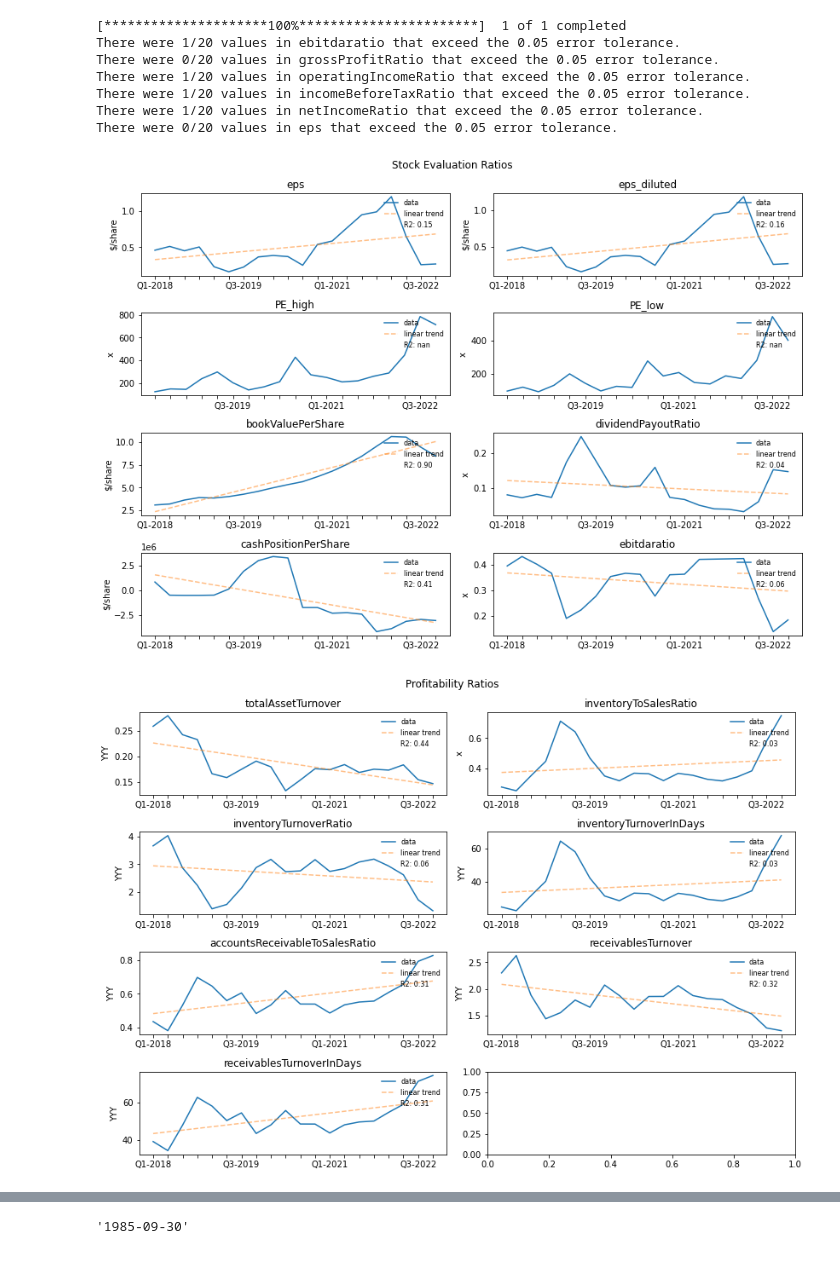
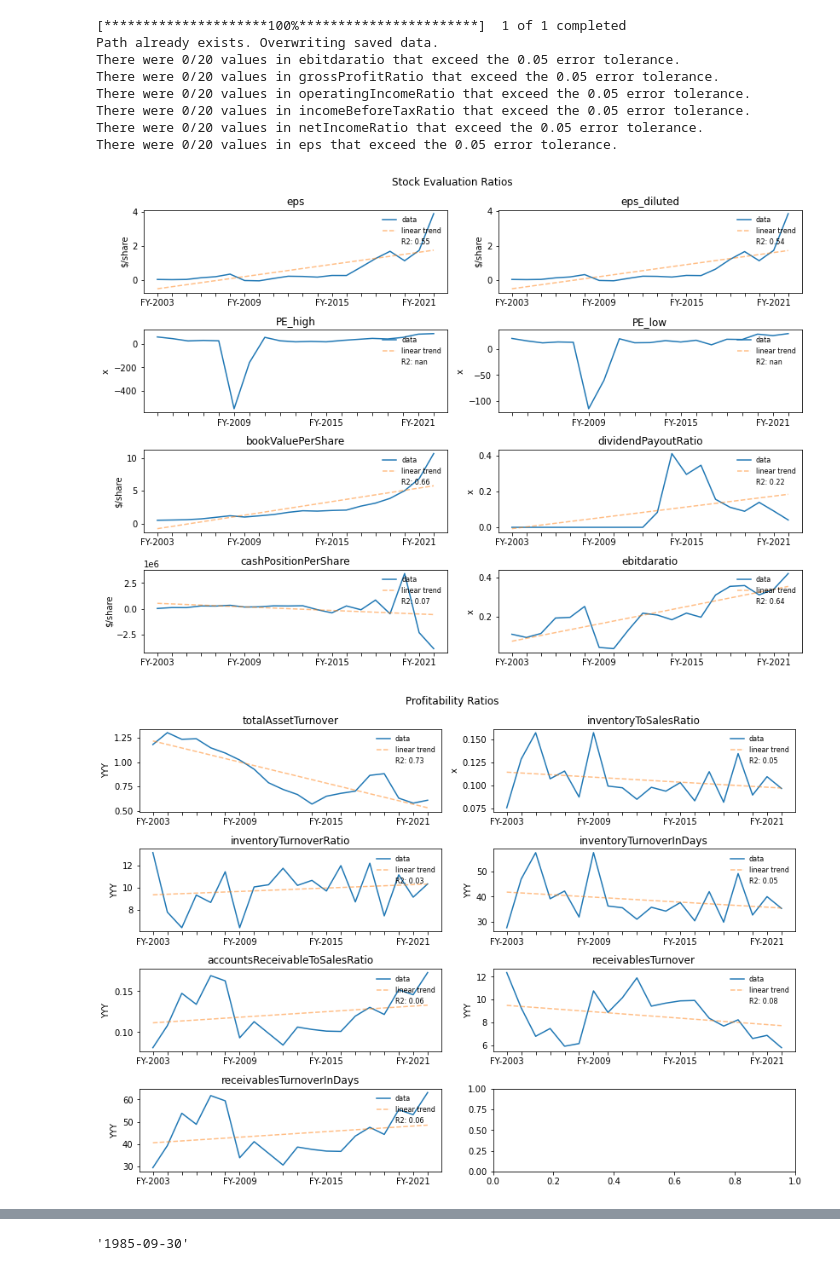
Before and after one commit to oldhiltonian/investment-tools, a Jupyter notebook: Financial Modelling Prep Library/Testing & Example Use.ipynb, the cells around one changed output, grey strips where cells are left out. Cells and saved outputs as stored; diff of their text form; code cells hidden in the pictures.

```diff
--- a/Financial Modelling Prep Library/Testing & Example Use.ipynb
+++ b/Financial Modelling Prep Library/Testing & Example Use.ipynb
@@ -15,15 +15,16 @@ with open(key_path) as file:
 
 yf.pdr_override()
 # %%
-a = Company('NVDA', api_key=api_key, period='quarter', data='online')
+a = Company('NVDA', api_key=api_key, period='annual', data='online')
 #ZTS
 # %% [output]
 [*********************100%***********************]  1 of 1 completed
-There were 1/20 values in ebitdaratio that exceed the 0.05 error tolerance.
+Path already exists. Overwriting saved data.
+There were 0/20 values in ebitdaratio that exceed the 0.05 error tolerance.
 There were 0/20 values in grossProfitRatio that exceed the 0.05 error tolerance.
-There were 1/20 values in operatingIncomeRatio that exceed the 0.05 error tolerance.
-There were 1/20 values in incomeBeforeTaxRatio that exceed the 0.05 error tolerance.
-There were 1/20 values in netIncomeRatio that exceed the 0.05 error tolerance.
+There were 0/20 values in operatingIncomeRatio that exceed the 0.05 error tolerance.
+There were 0/20 values in incomeBeforeTaxRatio that exceed the 0.05 error tolerance.
+There were 0/20 values in netIncomeRatio that exceed the 0.05 error tolerance.
 There were 0/20 values in eps that exceed the 0.05 error tolerance.
-[figure, old version]
+[figure, new version]
-[figure, old version]
+[figure, new version]
```
Also changed, not shown: parts of 1 cell of this notebook, 15 other files.
